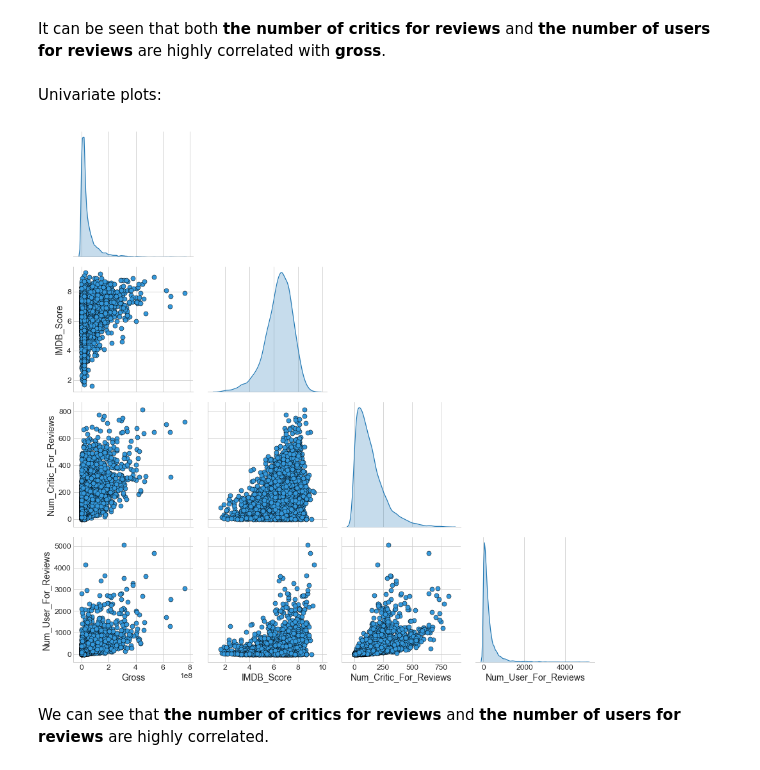
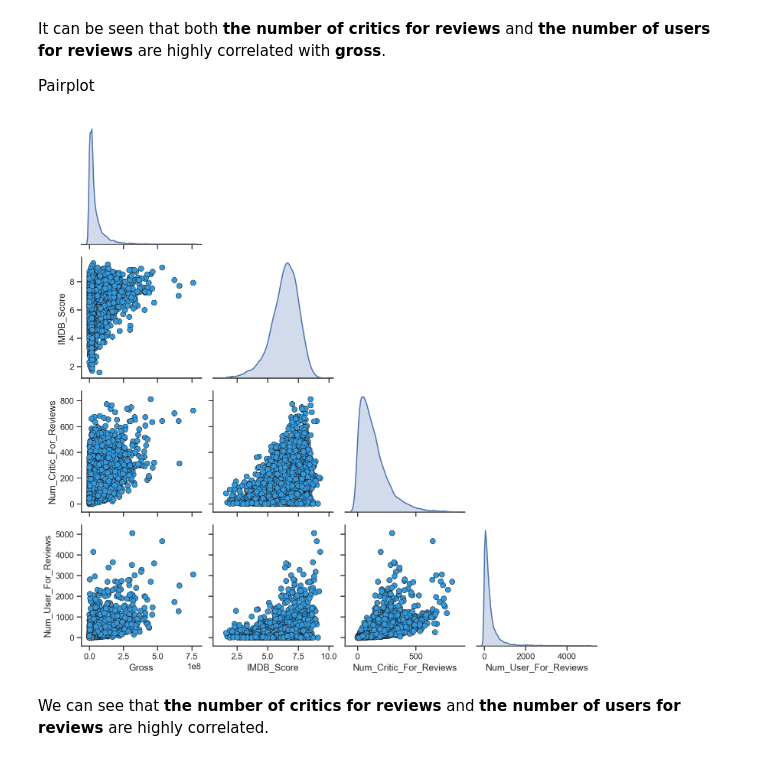
Before and after one commit to HatefDastour/Portfolio, a Jupyter notebook: natural_language_processing/Movie_Recommendation_system_Modeling.ipynb, the cells around one changed output. Cells and saved outputs as stored; diff of their text form; code cells hidden in the pictures.

```diff
--- a/natural_language_processing/Movie_Recommendation_system_Modeling.ipynb
+++ b/natural_language_processing/Movie_Recommendation_system_Modeling.ipynb
@@ -1,10 +1,8 @@
 # %%
 # Required Packages
 import pandas as pd
-import missingno as msno
 import numpy as np
 
-import copy
 import unicodedata
 
 from sklearn.impute import SimpleImputer
@@ -15,23 +13,42 @@ from sklearn.preprocessing import StandardScaler
 from sklearn.metrics.pairwise import cosine_similarity
 from sklearn.feature_extraction.text import CountVectorizer
 
-# Plots
+# Visualisation libraries
 
+## Text
+from colorama import Fore, Back, Style
+from IPython.display import Image, display, Markdown, Latex
+
+## seaborn
 import seaborn as sns
+sns.set_context("paper", rc={"font.size":12,"axes.titlesize":14,"axes.labelsize":12})
+sns.set_style("whitegrid")
+
+## matplotlib
 import matplotlib.pyplot as plt
 from matplotlib.patches import Ellipse, Polygon
 import matplotlib.gridspec as gridspec
-
-# sns setting
-sns.set_context("paper", rc={"font.size":12,"axes.titlesize":14,"axes.labelsize":12})
-sns.set_style("whitegrid")
-
-# plt setting
+import matplotlib.colors
+from pylab import rcParams
 plt.style.use('seaborn-whitegrid')
+plt.rcParams['figure.figsize'] = 14, 8
 plt.rcParams['axes.labelsize'] = 14
 plt.rcParams['xtick.labelsize'] = 12
 plt.rcParams['ytick.labelsize'] = 12
 plt.rcParams['text.color'] = 'k'
 %matplotlib inline
+
+## missingno
+import missingno as msno
+
+## plotly
+from plotly.offline import init_notebook_mode, iplot
+import plotly.graph_objs as go
+import plotly.offline as py
+from plotly.subplots import make_subplots
+import plotly.express as px
+# Graphics in retina format
+%config InlineBackend.figure_format = 'retina'
+
 import warnings
 warnings.filterwarnings("ignore")
@@ -50,2 +73,3 @@ warnings.filterwarnings("ignore")
 # %%
-Data = pd.read_csv('Data/clean_movie_metadata.csv')
+Data = pd.read_csv('movie_metadata/clean_movie_metadata.csv')
+Data.head().style.hide_index()
@@ -92,13 +129,14 @@ Correlation_Plot (Ratings[Rew_col_list],5)
 # %% [markdown]
 It can be seen that both **the number of critics for reviews** and **the number of users for reviews** are highly correlated with **gross**.
+
+Pairplot
-# %% [markdown]
-Univariate plots:
 # %%
-_ = sns.pairplot(Ratings, height=3.0, diag_kind="kde",
+sns.set(style="ticks", color_codes=True)
+_ = sns.pairplot(Ratings, height=2.5, diag_kind="kde",
              plot_kws=dict(s=50, color="#3498db", edgecolor="k", linewidth=0.5),
              diag_kws=dict(shade=True), corner=True)
 # %% [output]
-[figure, old version]
+[figure, new version]
 # %% [markdown]
 We can see that **the number of critics for reviews** and **the number of users for reviews** are highly correlated.
 # %% [markdown]
```
Also changed, not shown: parts of 23 cells of this notebook.
